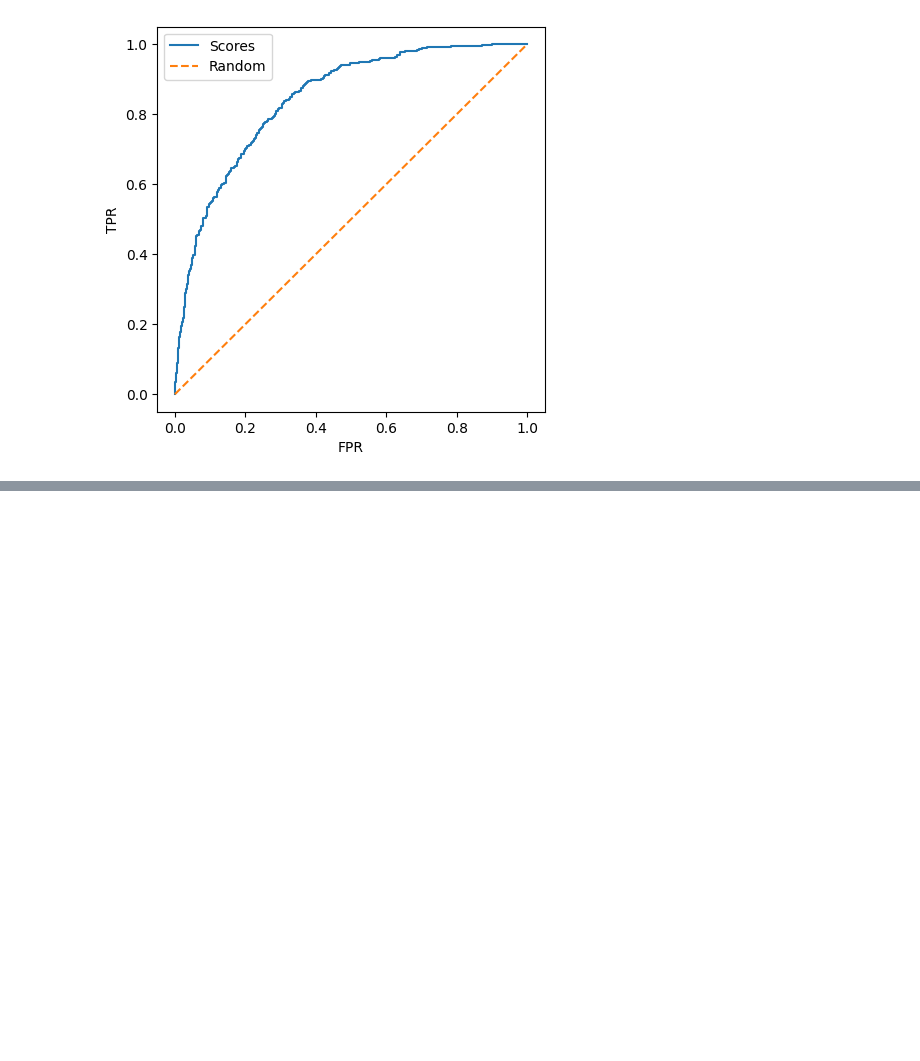
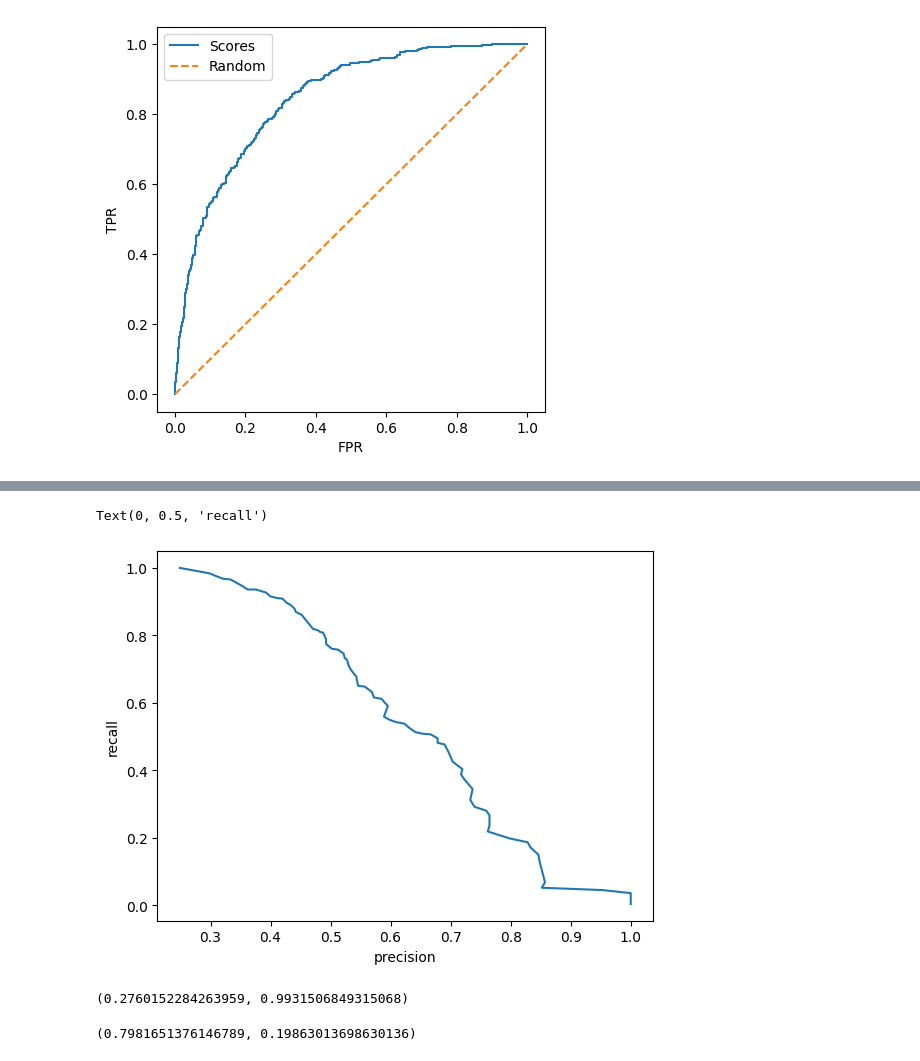
Before and after one commit to juangrau/DTC-ML-course, a Jupyter notebook: mod_4/evaluation_classification.ipynb, the cells around one changed output, grey strips where cells are left out. Cells and saved outputs as stored; diff of their text form; code cells hidden in the pictures; blank space fills up the shorter version.

```diff
--- a/mod_4/evaluation_classification.ipynb
+++ b/mod_4/evaluation_classification.ipynb
@@ -520,0 +775,14 @@ plt.legend()
+# %%
+def get_precision_recall(y_val, y_pred, t):
+    actual_positive = (y_val == 1)
+    actual_negative = (y_val == 0)
+    pred_positive = (y_pred >= t)
+    pred_negative = (y_pred < t)
+    tp = (actual_positive & pred_positive).sum()
+    tn = (actual_negative & pred_negative).sum()
+    fp = (actual_negative & pred_positive).sum()
+    fn = (actual_positive & pred_negative).sum()
+
+    p = tp / (tp + fp)
+    r = tp / (tp + fn)
+    return p, r
@@ -520,0 +794,24 @@ plt.legend()
+# %%
+precision = []
+recall = []
+
+thresholds = np.linspace(0.001, 1, 101)
+for t in thresholds:
+    p, r = get_precision_recall(y_val, y_pred, t)
+    precision.append(p)
+    recall.append(r)
+# %%
+plt.plot(precision, recall)
+plt.xlabel('precision')
+plt.ylabel('recall')
+# %% [output]
+Text(0, 0.5, 'recall')
+[figure, added]
+# %%
+get_precision_recall(y_val, y_pred, 0.01)
+# %% [output]
+(0.2760152284263959, 0.9931506849315068)
+# %%
+get_precision_recall(y_val, y_pred, 0.7)
+# %% [output]
+(0.7981651376146789, 0.19863013698630136)
```
Also changed, not shown: parts of 54 cells of this notebook, 10 other files.
